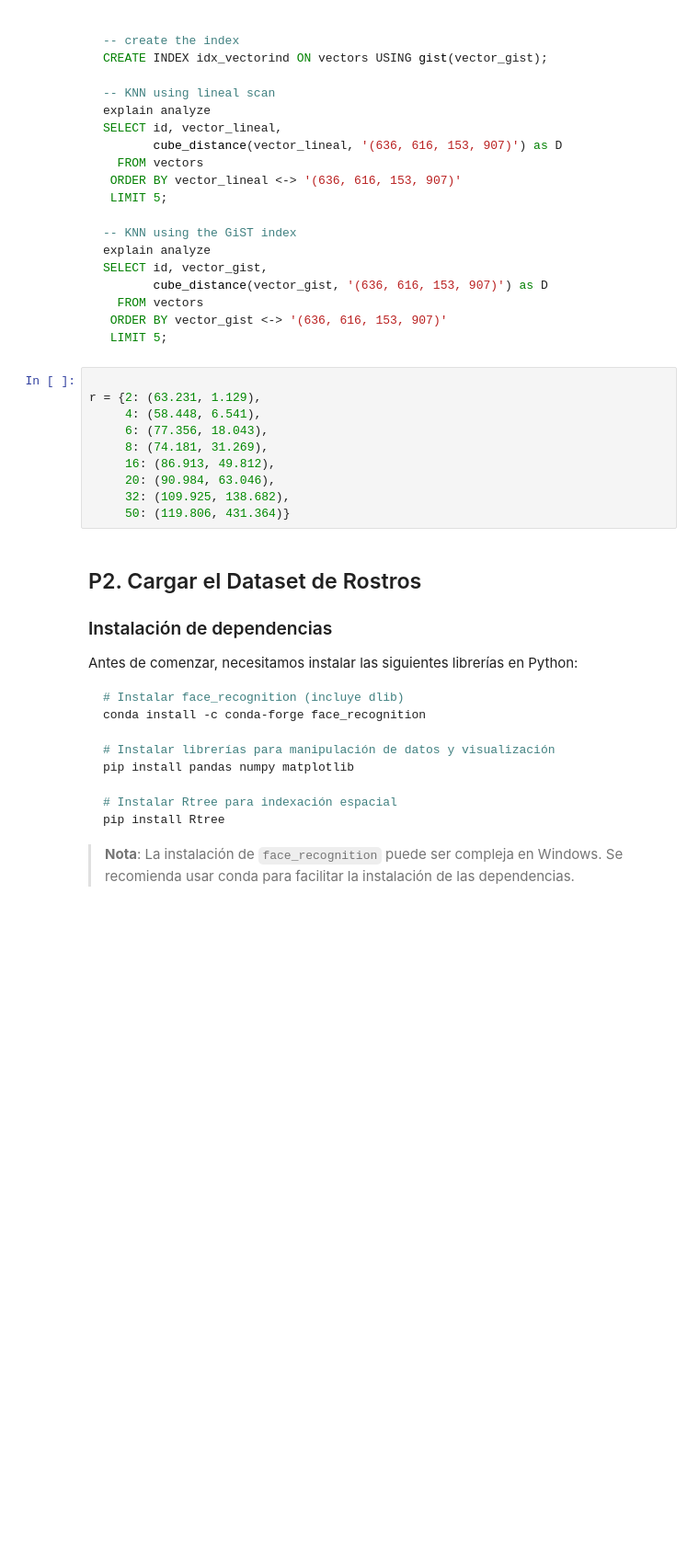
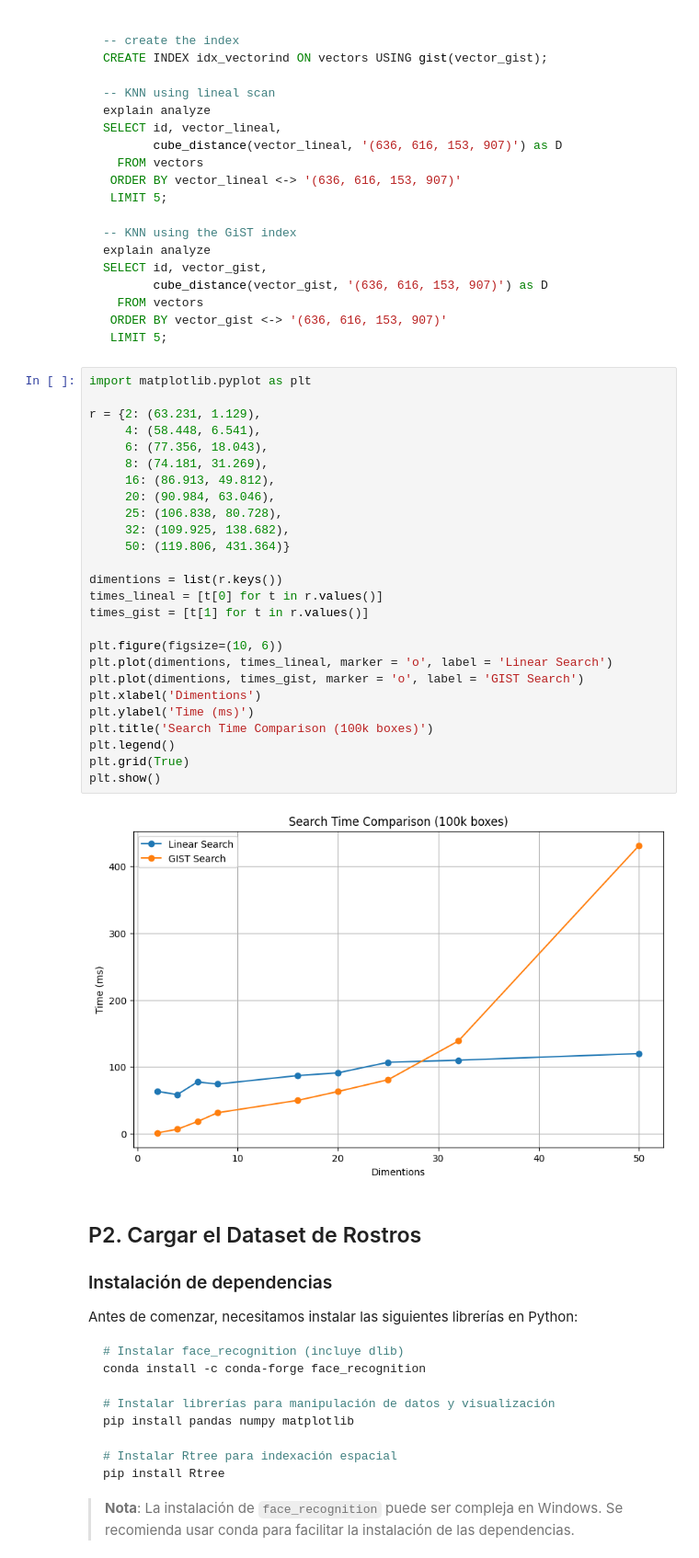
Before and after one commit to Jvnc0503/BD2-Labs, a Jupyter notebook: Lab08/Laboratorio 8_Face Recognition.ipynb, the cells around one changed output. Shown: that part at 92% size. Cells and saved outputs as stored; diff of their text form; blank space fills up the shorter version.

````diff
--- a/Lab08/Laboratorio 8_Face Recognition.ipynb
+++ b/Lab08/Laboratorio 8_Face Recognition.ipynb
@@ -83,15 +83,33 @@ SELECT id, vector_gist,
  LIMIT 5;
 ```
 # %%
+import matplotlib.pyplot as plt
 
 r = {2: (63.231, 1.129),
      4: (58.448, 6.541),
      6: (77.356, 18.043),
      8: (74.181, 31.269),
      16: (86.913, 49.812),
      20: (90.984, 63.046),
+     25: (106.838, 80.728),
      32: (109.925, 138.682),
      50: (119.806, 431.364)}
+
+dimentions = list(r.keys())
+times_lineal = [t[0] for t in r.values()]
+times_gist = [t[1] for t in r.values()]
+
+plt.figure(figsize=(10, 6))
+plt.plot(dimentions, times_lineal, marker = 'o', label = 'Linear Search')
+plt.plot(dimentions, times_gist, marker = 'o', label = 'GIST Search')
+plt.xlabel('Dimentions')
+plt.ylabel('Time (ms)')
+plt.title('Search Time Comparison (100k boxes)')
+plt.legend()
+plt.grid(True)
+plt.show()
+# %% [output]
+[figure, added]
 # %% [markdown]
 ## P2. Cargar el Dataset de Rostros
 
````
Also changed, not shown: 1 other file.
